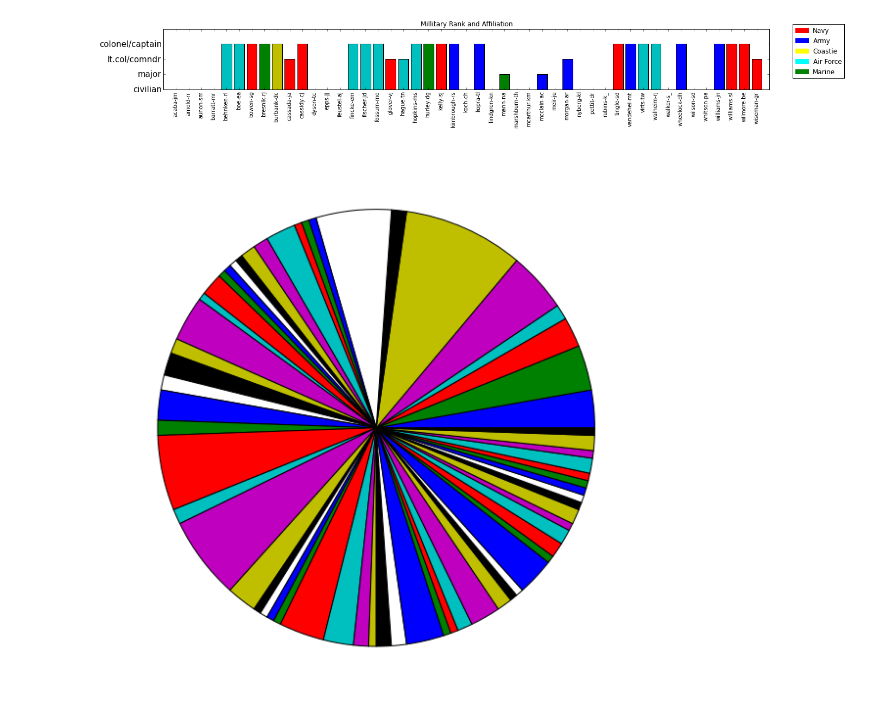
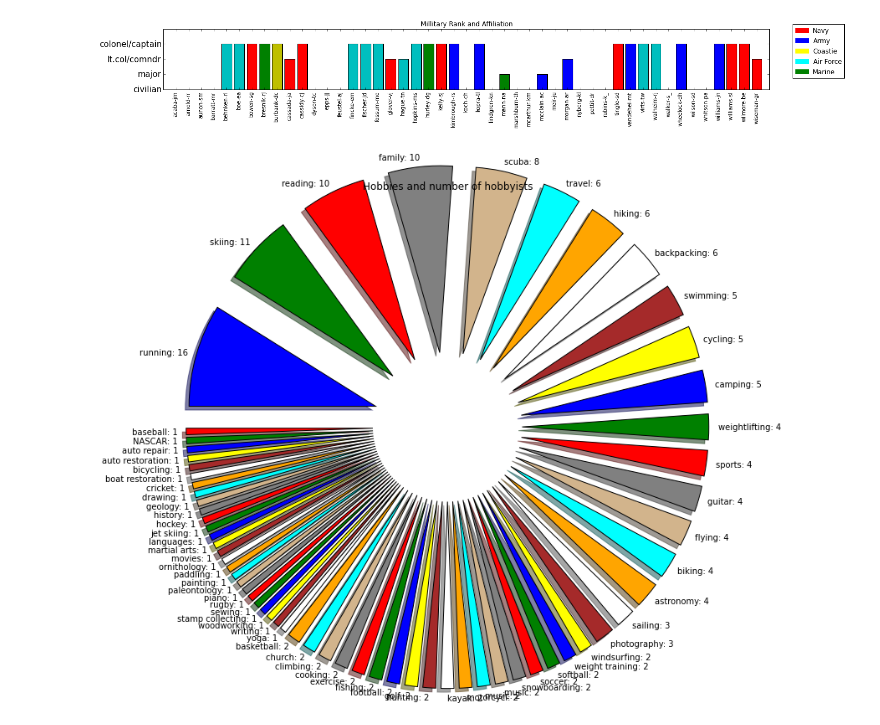
Before and after one commit to gganssle/astroBio, a Jupyter notebook: vizualizer.ipynb, the cells around one changed output. Drawn from its saved outputs; the diff is of its cells as text; code cells hidden in the pictures.

Commit message:
adding hobbies and interests plot

```diff
--- a/vizualizer.ipynb
+++ b/vizualizer.ipynb
@@ -212,32 +212,50 @@ captain USCG
 # %%
 #hobbies and interests
 
 #get percentages and counts of each hobby
 di = ['camping', 'hiking', 'biking', 'kayak', 'scuba','running',
 'fishing', 'reading', 'bicycling', 'ornithology', 'paleontology', 'guitar','basketball', 'softball',
 'martial arts', 'cricket', 'jet skiing','writing', 'sailing', 'boat restoration','travel','music',
 'photography','weight training', 'sports', 'motorcycl', 'family','church','skiing','astronomy','auto repair',
 'auto restoration','geology','languages','backpacking','flying','exercise','hockey','football', 'hunting',
  'cycling','NASCAR',' baseball', 'golf','weightlifting','climbing', 'paddling','yoga','swimming','movies',
  'snowboarding','cooking','rugby','soccer','history','sewing', 'drawing','painting','piano','windsurfing',
  'woodworking','music','stamp collecting']
-diCount = [0] * len(di)
-diPerc = [0] * len(di)
+diCount = [[0] * 3 for i in range(len(di))]
 
 for j in range(len(di)) :
     for i in range(len(hobb)) :
         if hobb[i].find(di[j]) != -1 :
-            diCount[j] += 1
+            diCount[j][0] += 1
 
-for i in range(len(diPerc)) :
-    diPerc[i] = 100 * float(diCount[i]) / float(len(hobb))
+for i in range(len(di)) :
+    diCount[i][1] = 100 * float(diCount[i][0]) / float(len(hobb))
 
-#plot
+for i in range(len(di)) :
+    diCount[i][2] = di[i]
+
+#sort by popularity
+num = []
+for i in range(len(diCount)) :
+    num.append(sorted(diCount)[i][0])
+
+#build labels
+label = [0] * len(di)
+for i in range(len(diCount)) :
+    label[i] = ''.join((str(sorted(diCount)[i][2]),": ",str(sorted(diCount)[i][0])))
+
+#plot it up
 plt.figure(figsize=(10,10))
-plt.pie(diPerc)
-plt.show()
+plt.pie(num, shadow=True, startangle = 180, explode = [.4]*len(di),
+        labels = label, labeldistance = 1.05,
+        colors = ['red','green','blue','yellow','brown','white','orange','cyan','tan','grey'])
+plt.title('Hobbies and number of hobbyists')
+#plt.show()
+
+#save the fig
+plt.savefig('figs/hob', dpi=200)
 # %% [output]
-[figure, old version]
+[figure, new version]
 # %%
 #professional experience
 expr;
```
Also changed, not shown: 1 other file.
